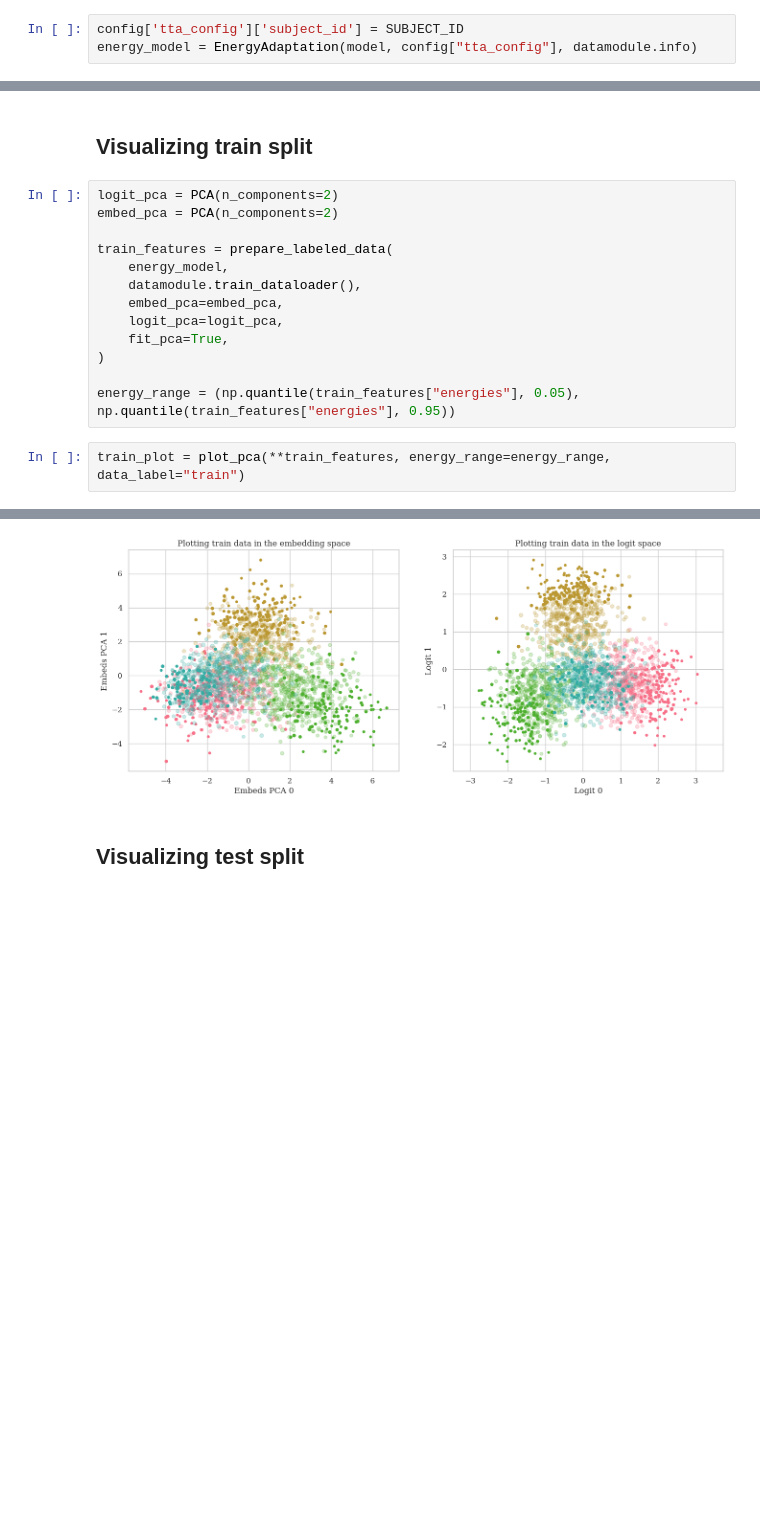
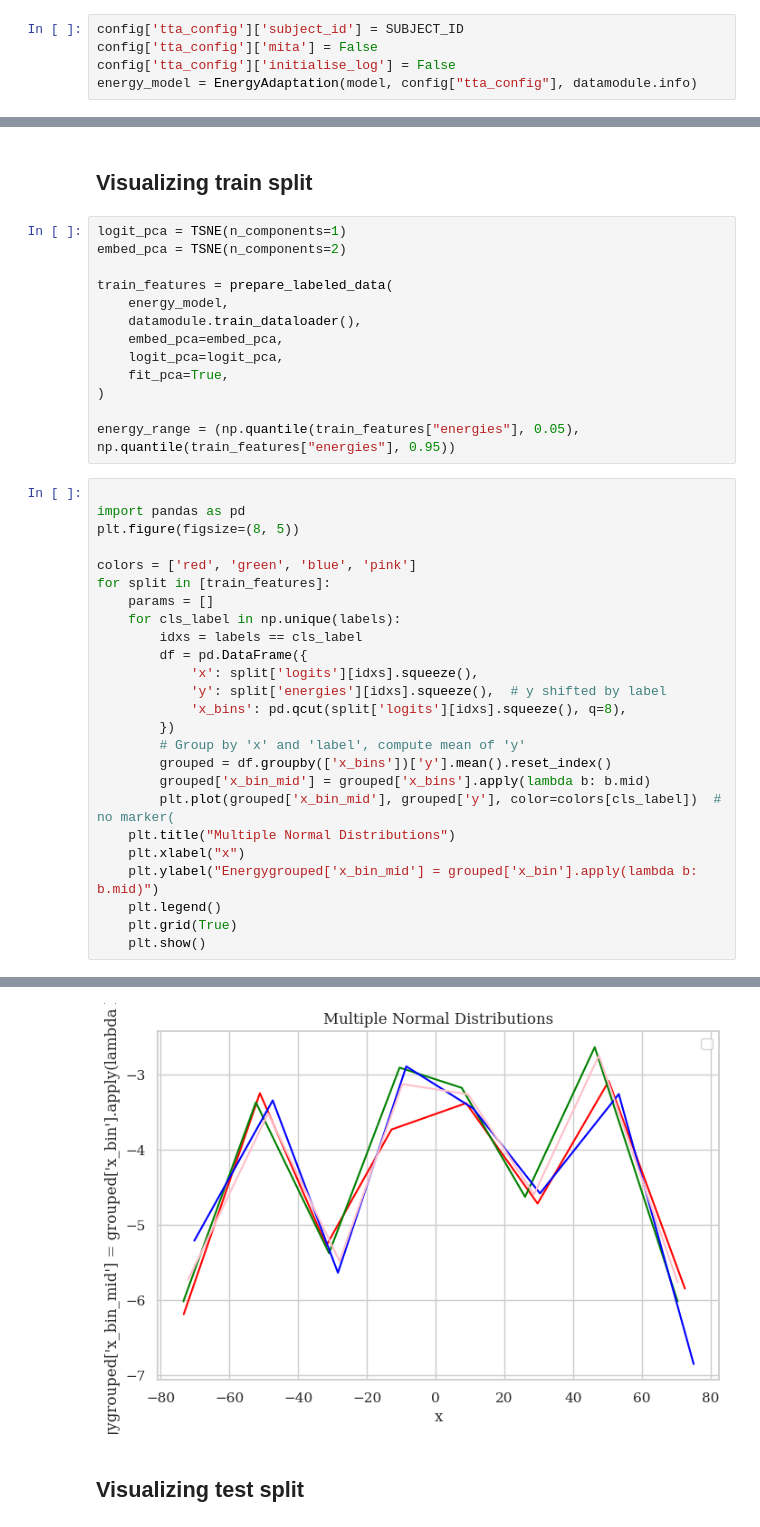
Before and after one commit to polghskggh/DL2_project, a Jupyter notebook: eeg/pca.ipynb, the cells around one changed output, grey strips where cells are left out. Drawn from its saved outputs; the diff is of its cells as text; blank space fills up the shorter version.

```diff
--- a/eeg/pca.ipynb
+++ b/eeg/pca.ipynb
@@ -111,5 +114,7 @@ Used Annotations descriptions: ['feet', 'left_hand', 'right_hand', 'tongue']
 # %%
 config['tta_config']['subject_id'] = SUBJECT_ID
+config['tta_config']['mita'] = False
+config['tta_config']['initialise_log'] = False
 energy_model = EnergyAdaptation(model, config["tta_config"], datamodule.info)
 # %% [output]
 #Trainable/total parameters: 224/3692
@@ -251,8 +250,8 @@ def prepare_labeled_data(tea_model, data_loader, embed_pca, logit_pca, fit_pca=F
 # %% [markdown]
 ## Visualizing train split
 # %%
-logit_pca = PCA(n_components=2)
-embed_pca = PCA(n_components=2)
+logit_pca = TSNE(n_components=1)
+embed_pca = TSNE(n_components=2)
 
 train_features = prepare_labeled_data(
     energy_model,
@@ -264,5 +263,28 @@ train_features = prepare_labeled_data(
 
 energy_range = (np.quantile(train_features["energies"], 0.05), np.quantile(train_features["energies"], 0.95))
 # %%
-train_plot = plot_pca(**train_features, energy_range=energy_range, data_label="train")
+
+import pandas as pd
+plt.figure(figsize=(8, 5))
+
+colors = ['red', 'green', 'blue', 'pink']
+for split in [train_features]:
+    params = []
+    for cls_label in np.unique(labels):
+        idxs = labels == cls_label
+        df = pd.DataFrame({
+            'x': split['logits'][idxs].squeeze(),
+            'y': split['energies'][idxs].squeeze(),  # y shifted by label
+            'x_bins': pd.qcut(split['logits'][idxs].squeeze(), q=8),
+        })
+        # Group by 'x' and 'label', compute mean of 'y'
+        grouped = df.groupby(['x_bins'])['y'].mean().reset_index()
+        grouped['x_bin_mid'] = grouped['x_bins'].apply(lambda b: b.mid)
+        plt.plot(grouped['x_bin_mid'], grouped['y'], color=colors[cls_label])  # no marker(
+    plt.title("Multiple Normal Distributions")
+    plt.xlabel("x")
+    plt.ylabel("Energygrouped['x_bin_mid'] = grouped['x_bin'].apply(lambda b: b.mid)")
+    plt.legend()
+    plt.grid(True)
+    plt.show()
 # %% [output]
@@ -269,4 +292,4 @@ train_plot = plot_pca(**train_features, energy_range=energy_range, data_label="t
-[figure, old version]
+[figure, new version]
 # %% [markdown]
 ## Visualizing test split
 # %%
```
Also changed, not shown: parts of 10 cells of this notebook, 5 other files.
